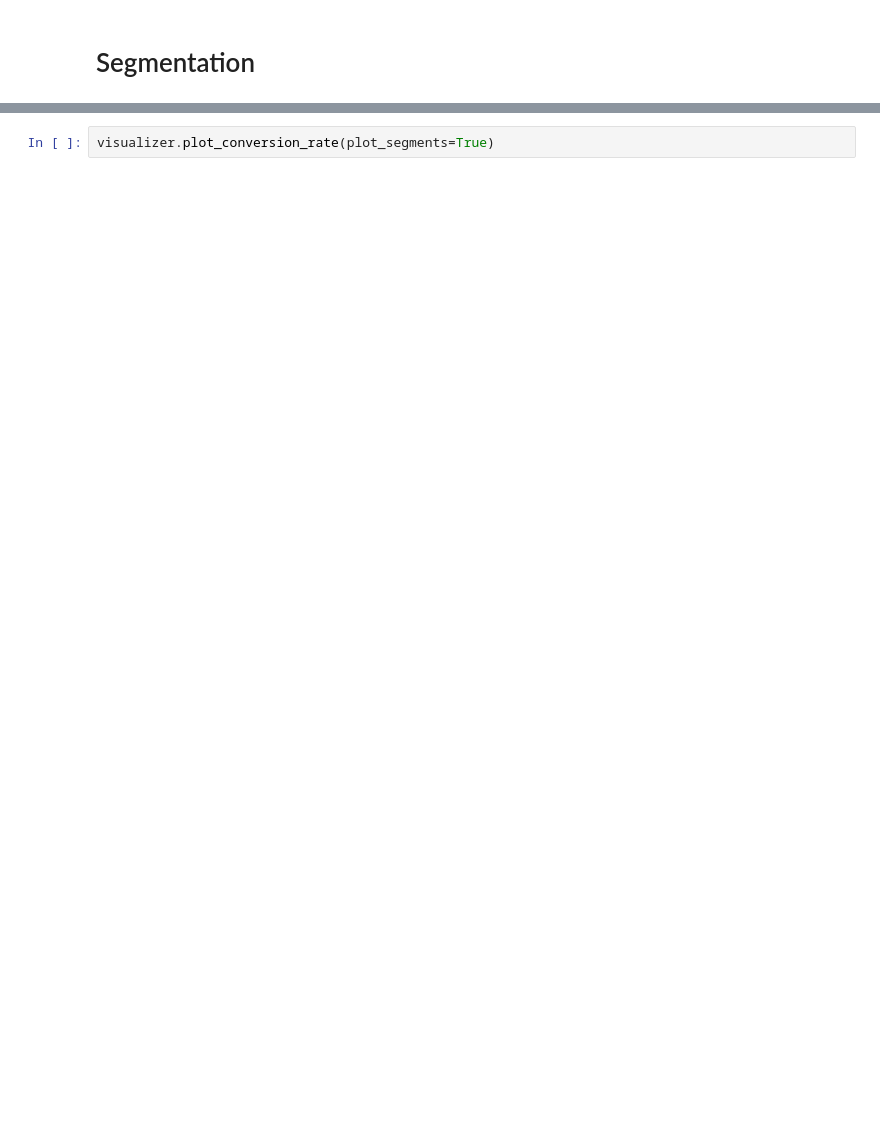
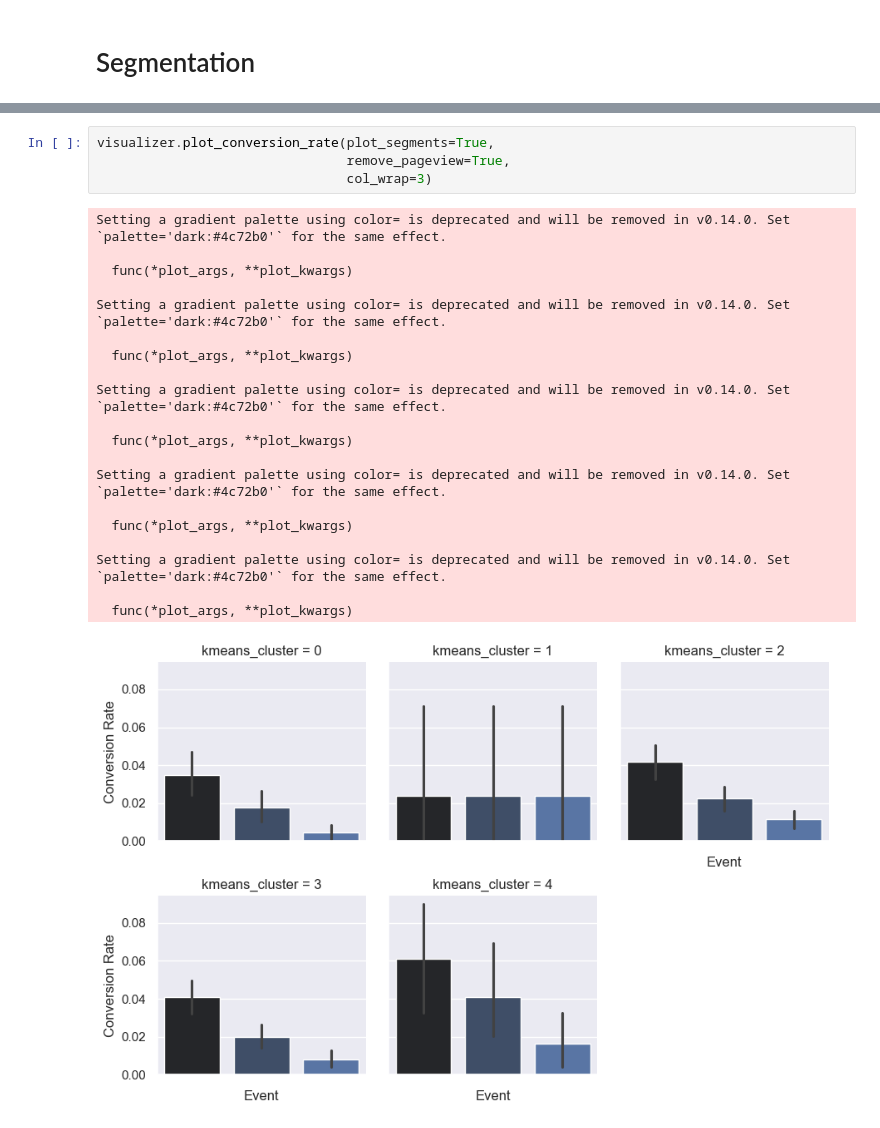
Before and after one commit to SJBales/ecommerce-funnel-analysis, a Jupyter notebook: notebooks/final_output.ipynb, the cells around one changed output, grey strips where cells are left out. Cells and saved outputs as stored; diff of their text form; blank space fills up the shorter version.

Commit message:
Updates to segments visualizations.

```diff
--- a/notebooks/final_output.ipynb
+++ b/notebooks/final_output.ipynb
@@ -54,2 +85,25 @@ segmenter.add_customer_segments()
 # %%
-visualizer.plot_conversion_rate(plot_segments=True)
+visualizer.plot_conversion_rate(plot_segments=True,
+                                remove_pageview=True,
+                                col_wrap=3)
+# %% [output]
+Setting a gradient palette using color= is deprecated and will be removed in v0.14.0. Set `palette='dark:#4c72b0'` for the same effect.
+
+  func(*plot_args, **plot_kwargs)
+
+Setting a gradient palette using color= is deprecated and will be removed in v0.14.0. Set `palette='dark:#4c72b0'` for the same effect.
+
+  func(*plot_args, **plot_kwargs)
+
+Setting a gradient palette using color= is deprecated and will be removed in v0.14.0. Set `palette='dark:#4c72b0'` for the same effect.
+
+  func(*plot_args, **plot_kwargs)
+
+Setting a gradient palette using color= is deprecated and will be removed in v0.14.0. Set `palette='dark:#4c72b0'` for the same effect.
+
+  func(*plot_args, **plot_kwargs)
+
+Setting a gradient palette using color= is deprecated and will be removed in v0.14.0. Set `palette='dark:#4c72b0'` for the same effect.
+
+  func(*plot_args, **plot_kwargs)
+[figure, added]
```
Also changed, not shown: parts of 8 cells of this notebook, 1 other file.
